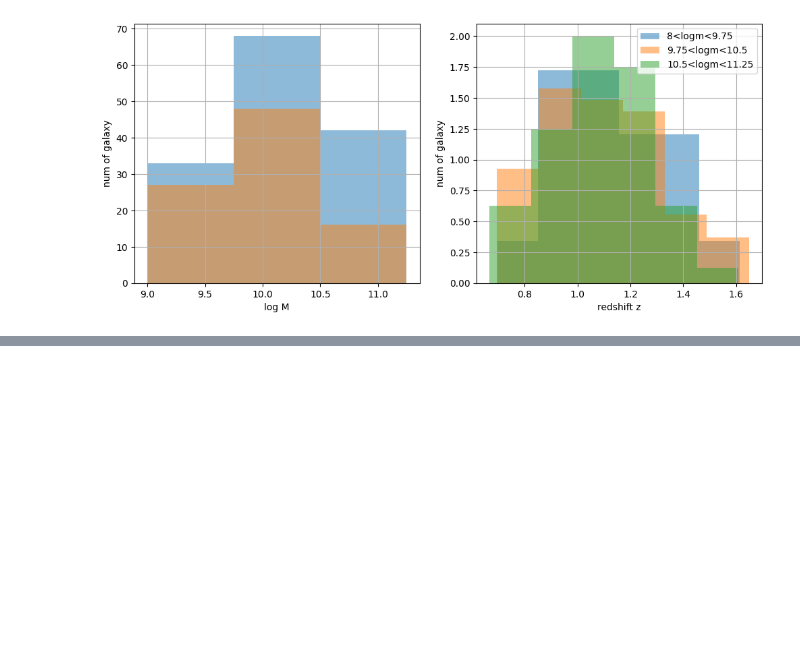
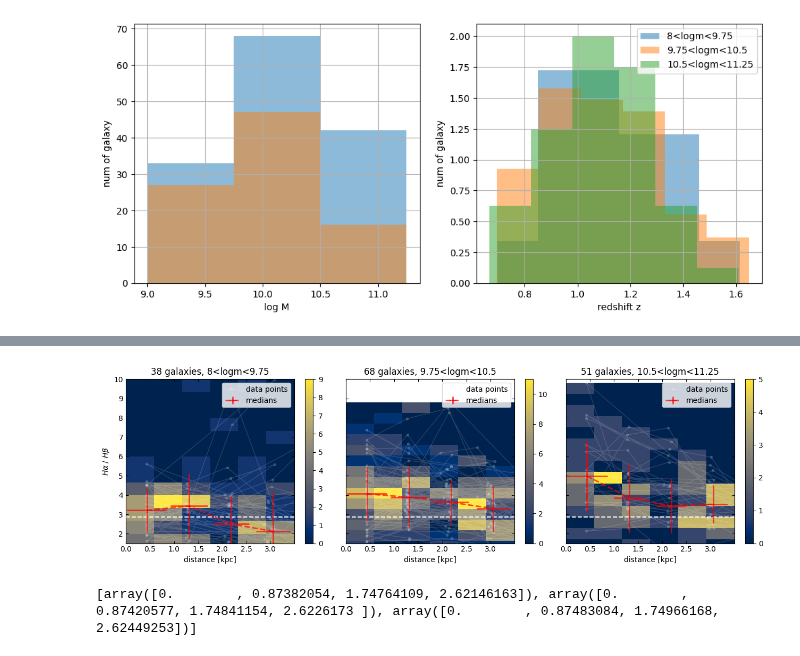
Before and after one commit to 2003cy/Balmer-Decrement-CLEAR, a Jupyter notebook: 6_binning.ipynb, the cells around one changed output, grey strips where cells are left out. Cells and saved outputs as stored; diff of their text form; code cells hidden in the pictures; blank space fills up the shorter version.

```diff
--- a/6_binning.ipynb
+++ b/6_binning.ipynb
@@ -5,18 +5,9 @@ from   astropy.io import fits
 import numpy as np
 from   astropy.table import Table
 import matplotlib.pyplot as plt
-
-def file_name(obj,prefix,filetype='fits'):
-    field = obj['subfield'].lower()
-    id    = str(obj['ID']).zfill(5)
-    return f"hlsp_clear_hst_wfc3_{field}-{id}_g102-g141_v4_{prefix}.{filetype}"
-
-def find_data(name,hdu):
-    for i,image in enumerate(hdu):
-        if name == image.name:
-            return i,image
-
-
+from   scripts.tools    import *
+from   scripts.hst3d      import *
+from   scripts.jwst       import *
 obj_lis = Table.read('obj_lis_selected.fits')
 
 bins_m = [-np.inf,9.75,10.5,np.inf]
@@ -56,0 +60,64 @@ plt.show()
+# %%
+fig = plt.figure(figsize=(13, 4))  # Create a figure with size 13x4 inches
+
+def bin_center(r_lis):
+    diff = np.diff(r_lis)  # Calculate differences between consecutive elements
+    diff = diff[diff > 0]  # Keep only positive differences
+    return r_lis + np.mean(diff) / 2  # Return r_lis plus half the mean of the differences
+
+binned_radius = []
+median_balmer = []
+median_balmer_err = []
+
+for i in range(len(bins_m) - 1):
+    ax = fig.add_subplot(1, 3, i + 1)  # Add a subplot in a 1x3 grid
+    ax.tick_params(direction='in',which='both', top=True, right=True)
+    if i !=0: ax.set_yticklabels([])
+
+    r_lis = np.array([])  # Initialize r_lis as an empty array
+    balmer_lis = np.array([])  # Initialize balmer_lis as an empty array
+
+    for obj in obj_lis_sel[obj_lis_sel['bin_m'] == i + 1]:
+        path = f"data_extracted/{file_name(obj, prefix='extracted')}"  # Construct the file path
+        with fits.open(path) as hdu:
+            r, ha_r, ha_r_err, hb_r, hb_r_err, balmer_r, balmer_r_err, E_ba, A_a = np.vstack(find_data('RAD_PROFILE_CONV', hdu)[1].data).transpose()
+            # Read and transpose data from the FITS file
+
+            r_lis = np.append(r_lis, r)  # Append r to r_lis
+            balmer_lis = np.append(balmer_lis, balmer_r)  # Append balmer_r to balmer_lis
+
+    r_bins_center = bin_center(r_lis)  # Calculate the center of r_lis
+
+    mask = np.logical_and(r_lis < 3.5, balmer_lis < 12)  # Create a mask to filter r_lis < 3 and balmer_lis < 12
+    plt.hist2d(r_lis[mask], balmer_lis[mask], bins=(6, 15), cmap='cividis')  # Plot a 2D histogram
+    plt.plot(r_bins_center[mask],balmer_lis[mask], linewidth=1, marker='.', color='white', alpha=0.15,label='data points')  # Plot a scatter plot
+    plt.title(f'{len(obj_lis[binning_m == i + 1])} galaxies, {bin_label_m[i]}')  # Set the subplot title
+    plt.xlim(0,)  # Set the x-axis limit
+    plt.ylim(1.5,10)
+    plt.xlabel('distance [kpc]')  # Set the x-axis label
+    plt.axhline(2.86, 0, 7, linestyle='--', color='white')  # Draw a horizontal line
+    plt.colorbar()  # Add a color bar
+    if i == 0:
+        plt.ylabel(r'$H\alpha$ / $H\beta$')
+    # Radius binning and taking medians
+    bin_edges = np.linspace(np.min(r_lis[mask]), np.max(r_lis[mask]), num=5)  # Calculate bin edges
+    bin_indices = np.digitize(r_lis[mask], bin_edges)  # Assign r_lis values to bins
+    median_values = [np.median(balmer_lis[mask][bin_indices == j]) for j in range(1, len(bin_edges))]  # Calculate median values for each bin
+    std_values = [np.std(balmer_lis[mask][bin_indices == j]) for j in range(1, len(bin_edges))]  # Calculate standard deviation for each bin
+    std_r_values = [np.std(r_lis[mask][bin_indices==j])for j in range(1,len(bin_edges))]
+    # Plot medians
+    bin_centers = (bin_edges[:-1] + bin_edges[1:]) / 2  # Calculate bin centers
+    plt.errorbar(bin_centers, median_values, yerr=std_values, xerr=std_r_values, fmt='--',color="r",alpha=0.7, linewidth=2,marker='.',markersize=4,label='medians',elinewidth=2)  # Plot medians with error bars
+
+    #save_results
+    binned_radius.append(bin_edges[:-1])
+    median_balmer.append(median_values)
+    median_balmer_err.append(std_values)
+    plt.legend(loc='upper right')
+plt.tight_layout()
+plt.savefig('radial_balmer_decrem/test_radial_profile_median')
+plt.show()  # Display the figure
+print(binned_radius)
+# %% [output]
+[figure, added]
+[array([0.        , 0.87382054, 1.74764109, 2.62146163]), array([0.        , 0.87420577, 1.74841154, 2.6226173 ]), array([0.        , 0.87483084, 1.74966168, 2.62449253])]
```
Also changed, not shown: parts of 15 cells of this notebook, 22 other files.
